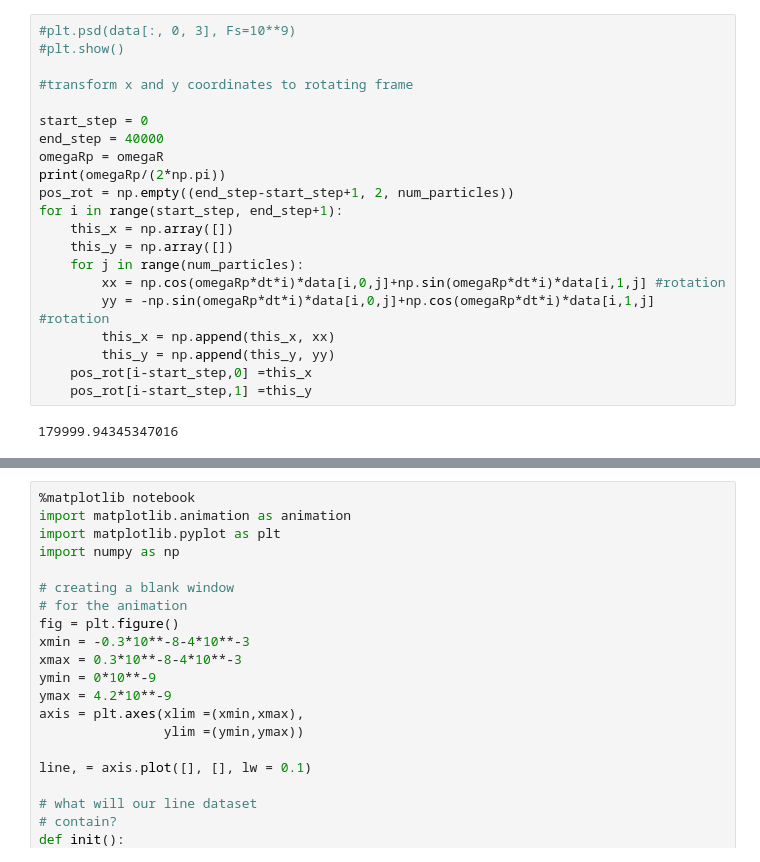
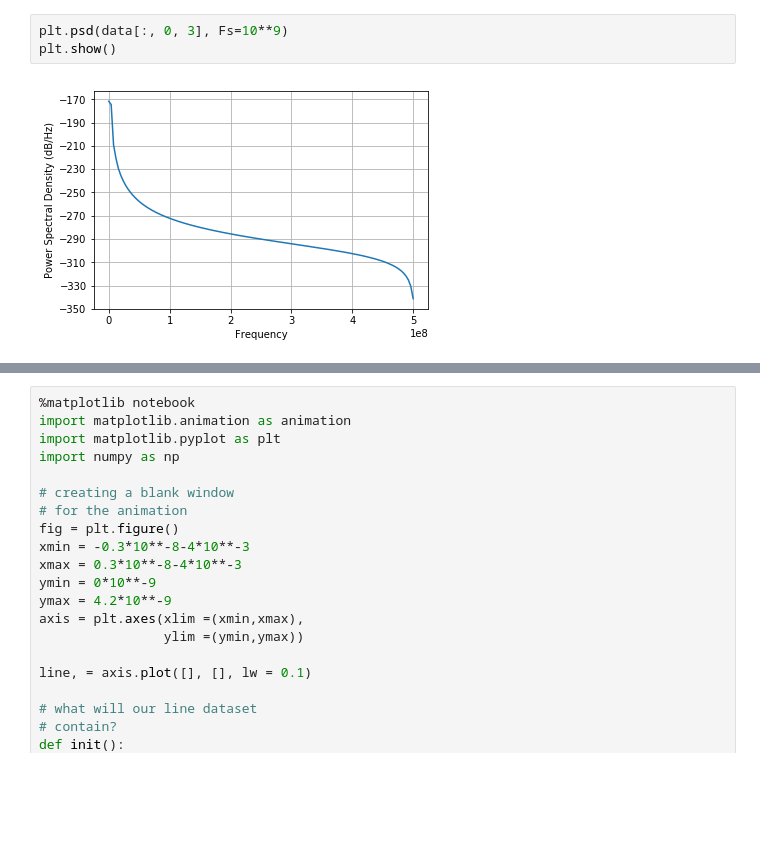
Before and after one commit to jzaris/cold-atoms-c, a Jupyter notebook: Read_output_data.ipynb, the cells around one changed output, grey strips where cells are left out. Saved outputs shown, nothing was run; the diff lists cells and outputs as text; blank space fills up the shorter version.

```diff
--- a/Read_output_data.ipynb
+++ b/Read_output_data.ipynb
@@ -258,23 +258,5 @@ plt.show()
 # %%
-#plt.psd(data[:, 0, 3], Fs=10**9)
-#plt.show()
-
-#transform x and y coordinates to rotating frame
-
-start_step = 0
-end_step = 40000
-omegaRp = omegaR
-print(omegaRp/(2*np.pi))
-pos_rot = np.empty((end_step-start_step+1, 2, num_particles))
-for i in range(start_step, end_step+1):
-    this_x = np.array([])
-    this_y = np.array([])
-    for j in range(num_particles):
-        xx = np.cos(omegaRp*dt*i)*data[i,0,j]+np.sin(omegaRp*dt*i)*data[i,1,j] #rotation
-        yy = -np.sin(omegaRp*dt*i)*data[i,0,j]+np.cos(omegaRp*dt*i)*data[i,1,j] #rotation
-        this_x = np.append(this_x, xx)
-        this_y = np.append(this_y, yy)
-    pos_rot[i-start_step,0] =this_x
-    pos_rot[i-start_step,1] =this_y
+plt.psd(data[:, 0, 3], Fs=10**9)
+plt.show()
 # %% [output]
-179999.94345347016
+[figure, added]
```
Also changed, not shown: parts of 7 cells of this notebook, 2 other files.
